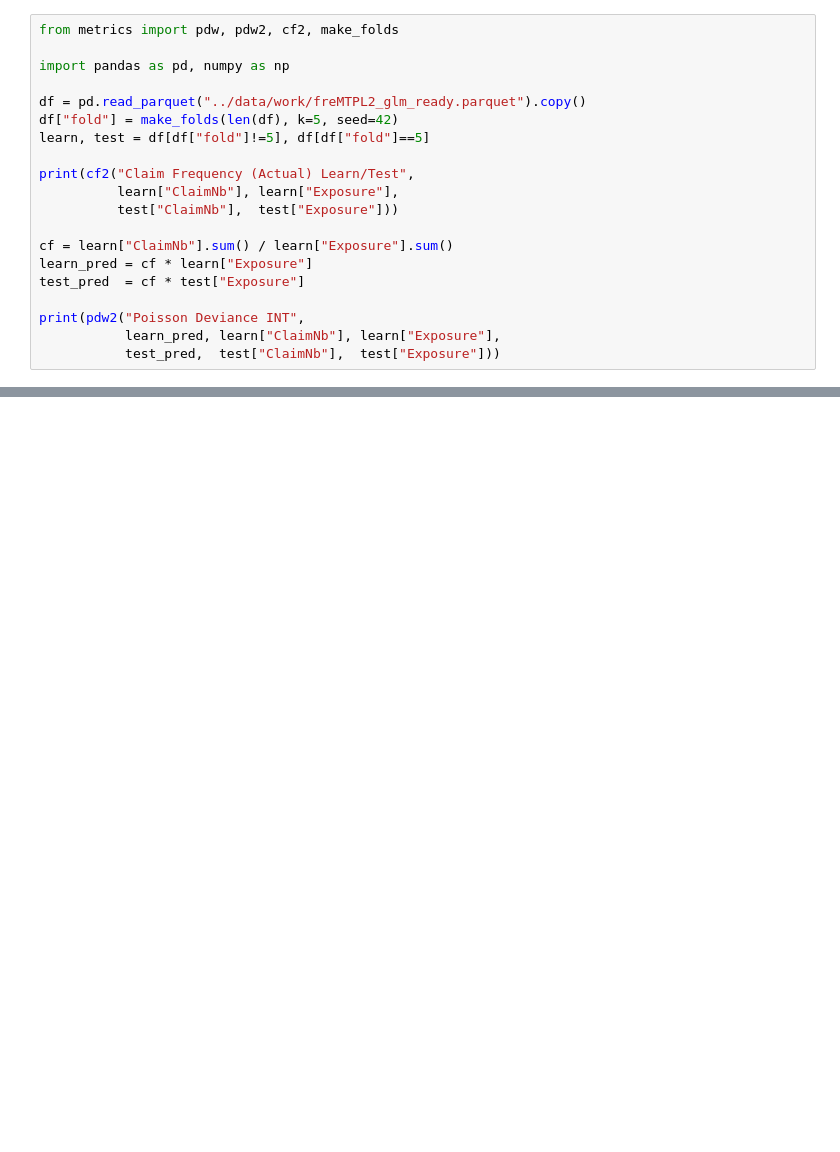
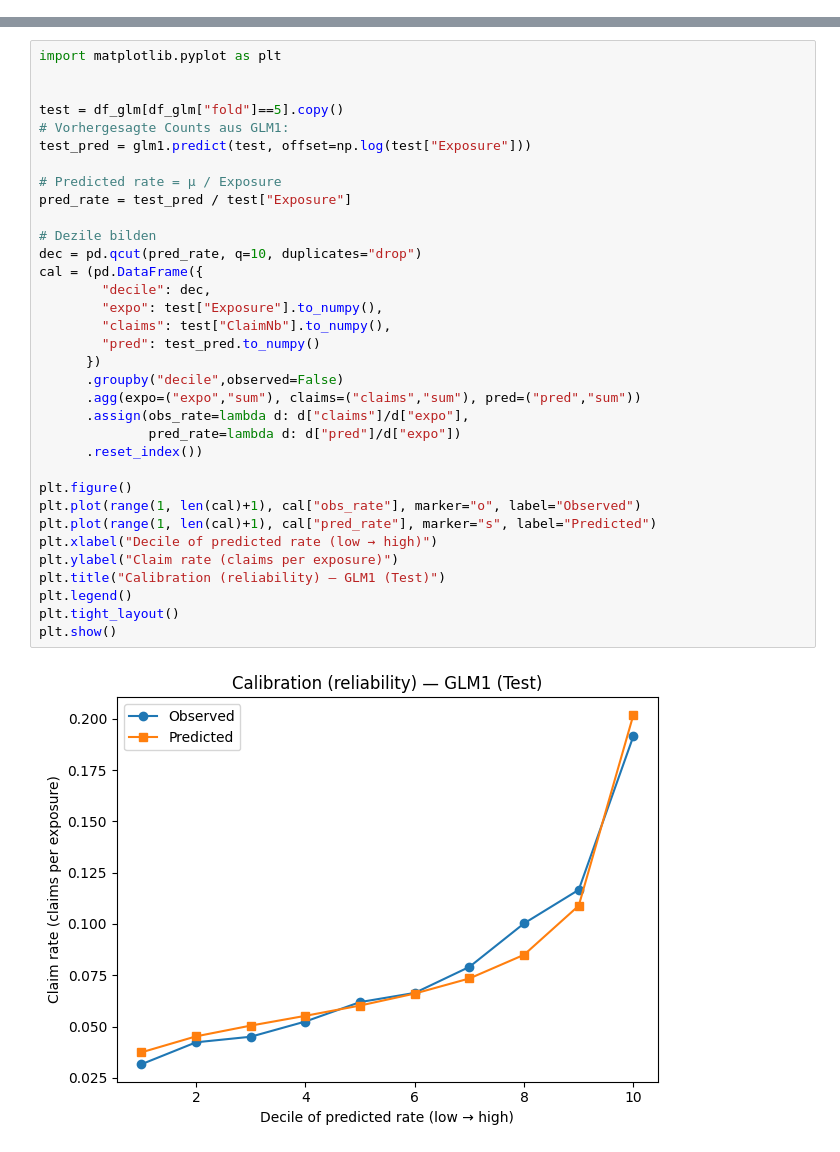
Before and after one commit to FisherSteve/freMTPL2sev-pricing, a Jupyter notebook: notebooks/03_glm_gam_boosting.ipynb, the cells around one changed output, grey strips where cells are left out. Cells and saved outputs as stored; diff of their text form; blank space fills up the shorter version.

```diff
--- a/notebooks/03_glm_gam_boosting.ipynb
+++ b/notebooks/03_glm_gam_boosting.ipynb
@@ -73,20 +64,0 @@ Baseline (freq ~ overall): Franche-Comte
-# %%
-from metrics import pdw, pdw2, cf2, make_folds
-
-import pandas as pd, numpy as np
-
-df = pd.read_parquet("../data/work/freMTPL2_glm_ready.parquet").copy()
-df["fold"] = make_folds(len(df), k=5, seed=42)
-learn, test = df[df["fold"]!=5], df[df["fold"]==5]
-
-print(cf2("Claim Frequency (Actual) Learn/Test",
-          learn["ClaimNb"], learn["Exposure"],
-          test["ClaimNb"],  test["Exposure"]))
-
-cf = learn["ClaimNb"].sum() / learn["Exposure"].sum()
-learn_pred = cf * learn["Exposure"]
-test_pred  = cf * test["Exposure"]
-
-print(pdw2("Poisson Deviance INT",
-           learn_pred, learn["ClaimNb"], learn["Exposure"],
-           test_pred,  test["ClaimNb"],  test["Exposure"]))
@@ -95,0 +121,36 @@ Poisson Deviance INT, Learn/Test: 36.92% / 36.90%
+# %%
+import matplotlib.pyplot as plt
+
+
+test = df_glm[df_glm["fold"]==5].copy()
+# Vorhergesagte Counts aus GLM1:
+test_pred = glm1.predict(test, offset=np.log(test["Exposure"]))
+
+# Predicted rate = μ / Exposure
+pred_rate = test_pred / test["Exposure"]
+
+# Dezile bilden
+dec = pd.qcut(pred_rate, q=10, duplicates="drop")
+cal = (pd.DataFrame({
+        "decile": dec,
+        "expo": test["Exposure"].to_numpy(),
+        "claims": test["ClaimNb"].to_numpy(),
+        "pred": test_pred.to_numpy()
+      })
+      .groupby("decile",observed=False)
+      .agg(expo=("expo","sum"), claims=("claims","sum"), pred=("pred","sum"))
+      .assign(obs_rate=lambda d: d["claims"]/d["expo"],
+              pred_rate=lambda d: d["pred"]/d["expo"])
+      .reset_index())
+
+plt.figure()
+plt.plot(range(1, len(cal)+1), cal["obs_rate"], marker="o", label="Observed")
+plt.plot(range(1, len(cal)+1), cal["pred_rate"], marker="s", label="Predicted")
+plt.xlabel("Decile of predicted rate (low → high)")
+plt.ylabel("Claim rate (claims per exposure)")
+plt.title("Calibration (reliability) — GLM1 (Test)")
+plt.legend()
+plt.tight_layout()
+plt.show()
+# %% [output]
+[figure, added]
```
Also changed, not shown: parts of 23 cells of this notebook, 9 other files.
